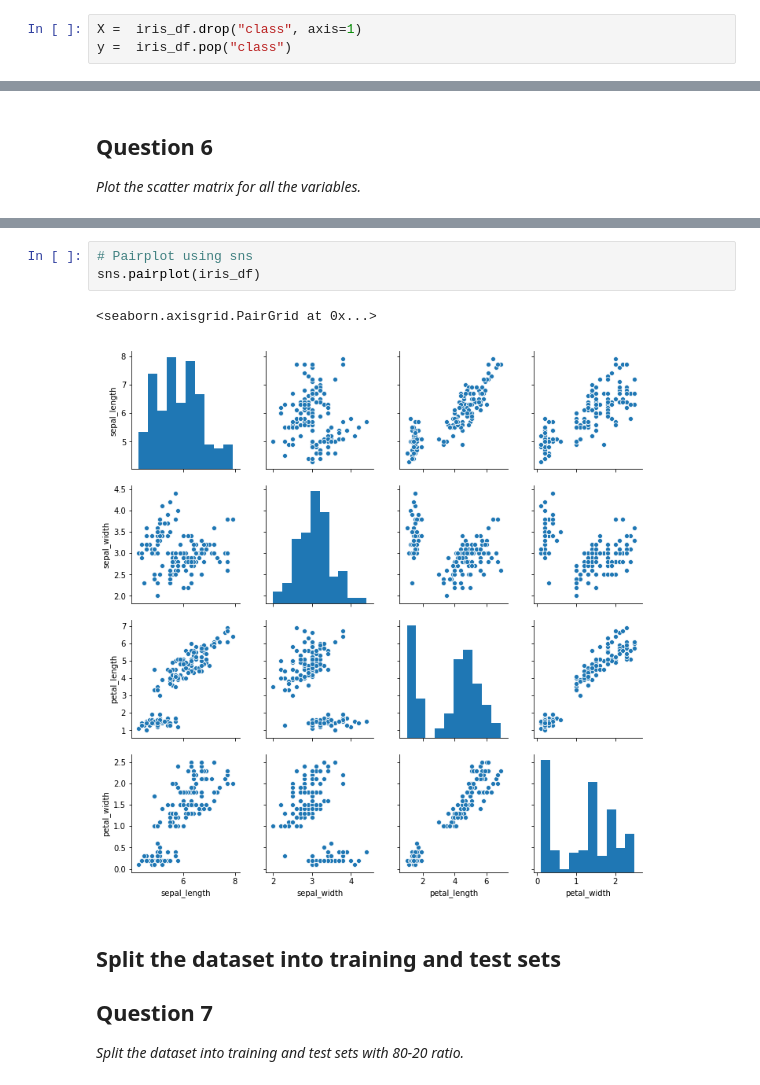
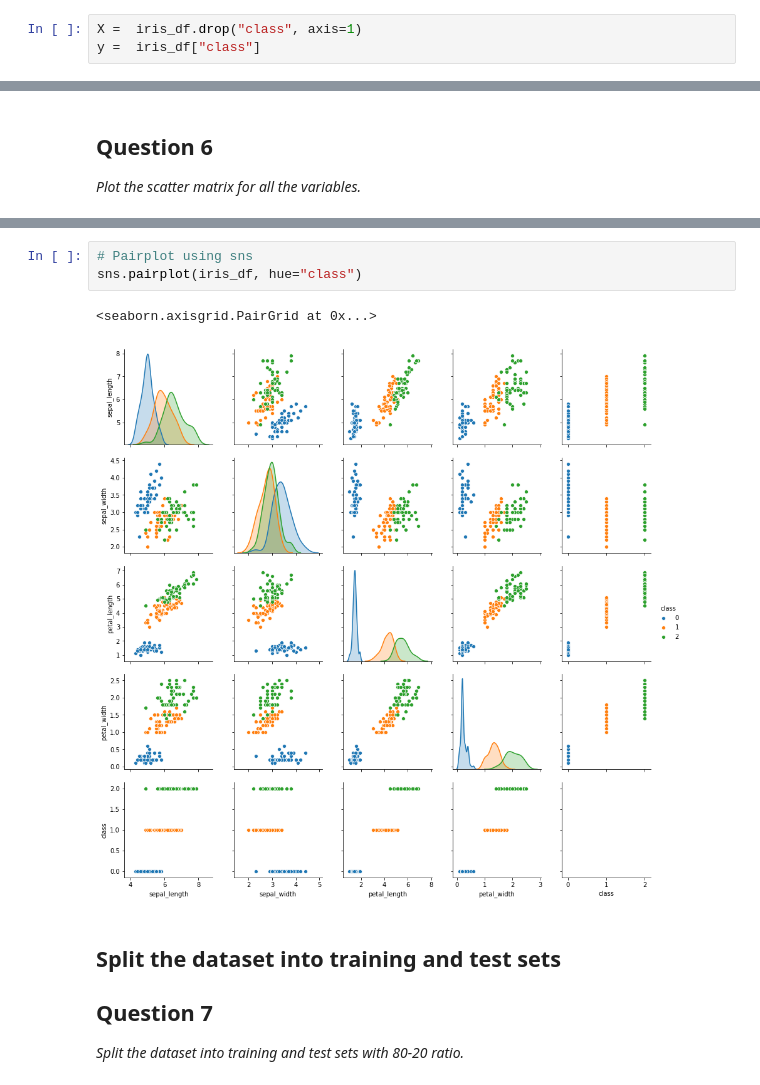
Before and after one commit to GreatLearningAIML1/bangalore-feb-batch-siju-samuel, a Jupyter notebook: R3_Lab_External/R3_External_Lab_kNN_Naive_Bayes.ipynb, the cells around one changed output, grey strips where cells are left out. Saved outputs shown, nothing was run; the diff lists cells and outputs as text.

```diff
--- a/R3_Lab_External/R3_External_Lab_kNN_Naive_Bayes.ipynb
+++ b/R3_Lab_External/R3_External_Lab_kNN_Naive_Bayes.ipynb
@@ -155,6 +170,6 @@ iris_df.sample(n=5)
 # %%
 X =  iris_df.drop("class", axis=1)
-y =  iris_df.pop("class")
+y =  iris_df["class"]
 # %%
 X_mat = X.as_matrix()
 vif = [ variance_inflation_factor( X_mat, i ) for i in range( X_mat.shape[1] ) ]
@@ -186,9 +224,9 @@ vif_factors
 # %%
 # Pairplot using sns
-sns.pairplot(iris_df)
+sns.pairplot(iris_df, hue="class")
 # %% [output]
 <seaborn.axisgrid.PairGrid at 0x...>
-[figure, old version]
+[figure, new version]
 # %% [markdown]
 ## Split the dataset into training and test sets
 
```
Also changed, not shown: parts of 33 cells of this notebook.
